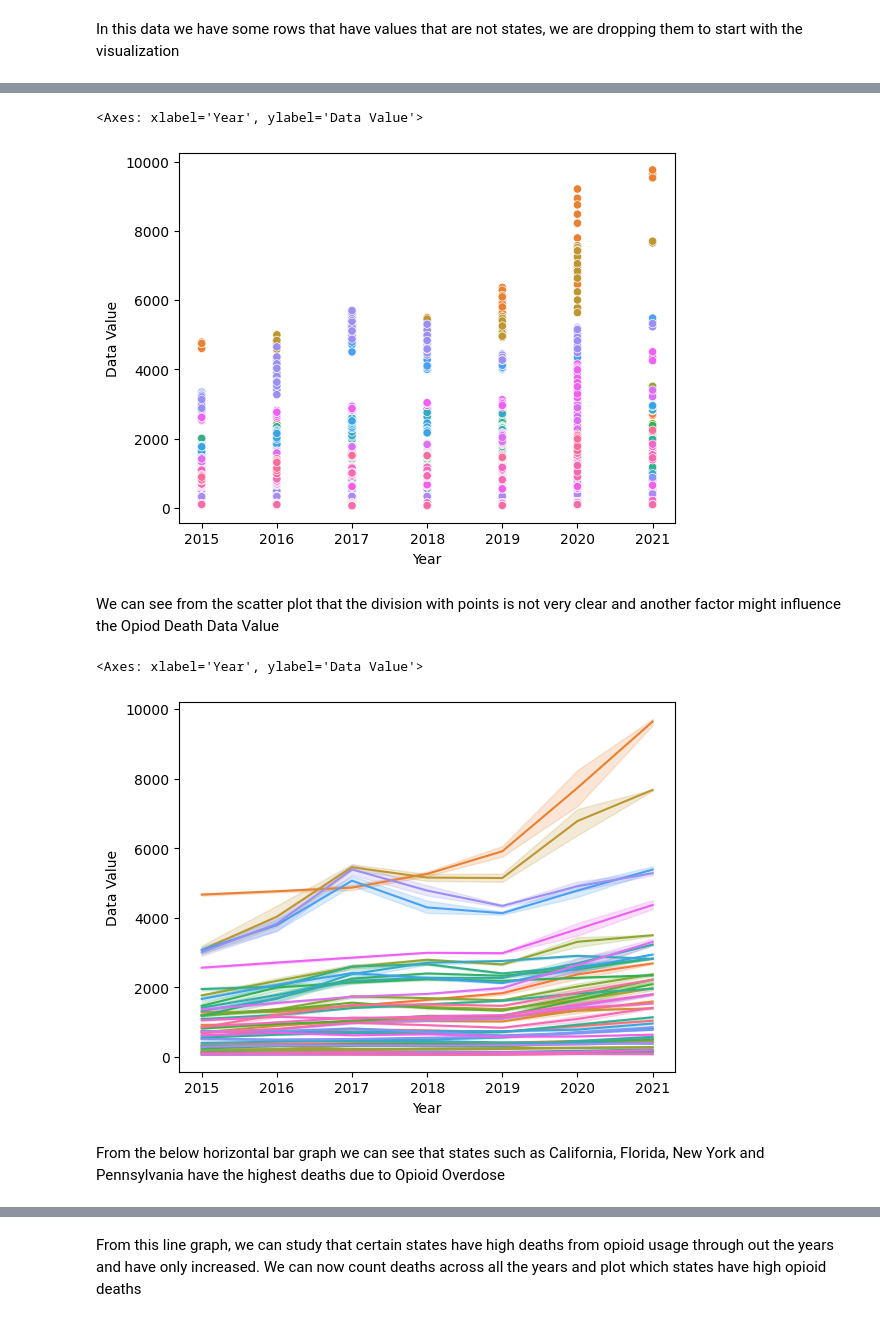
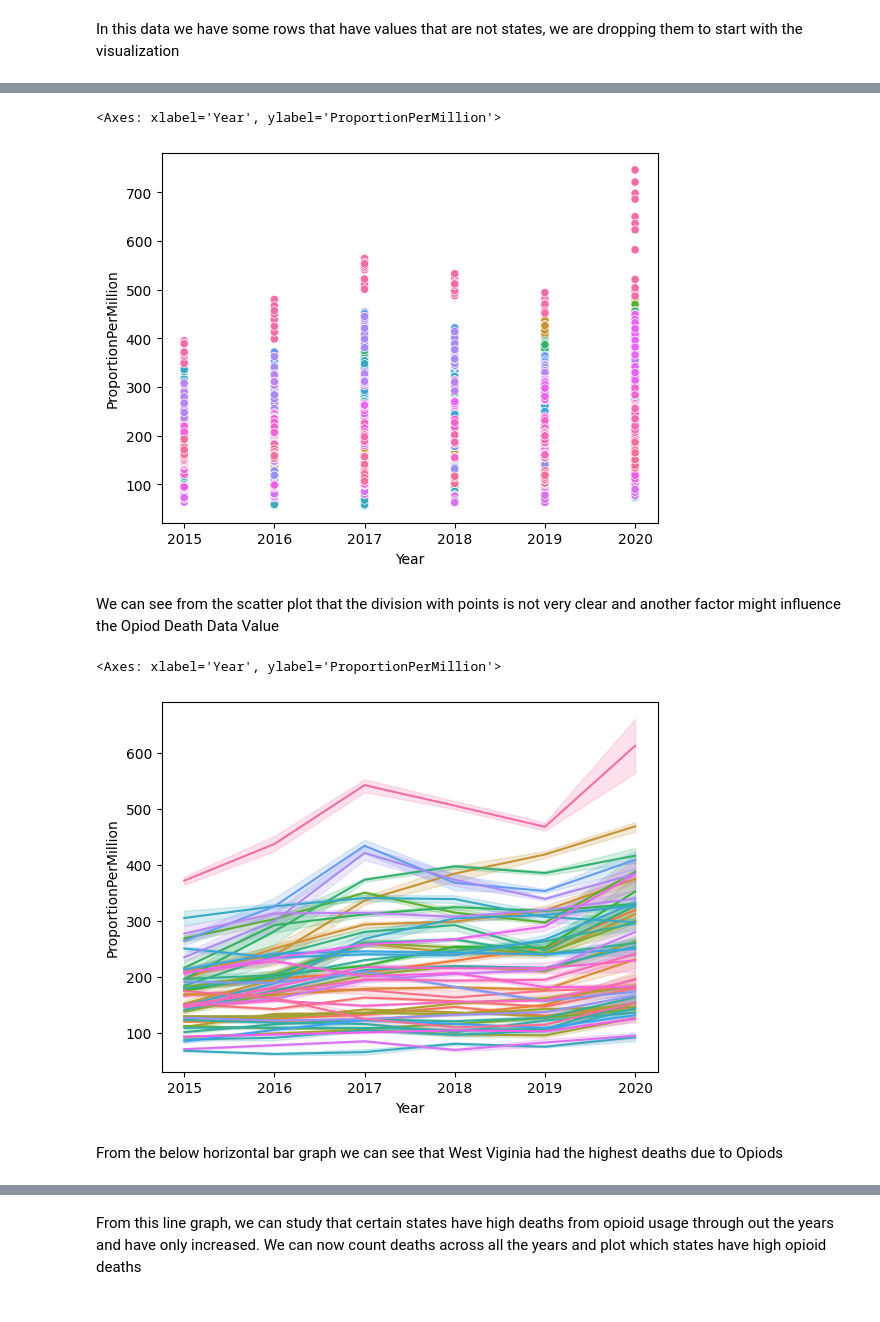
Before and after one commit to saipriya0209/101_5_Assignments, a Jupyter notebook: assignment_notebooks/Week2_Visualization.ipynb, the cells around one changed output, grey strips where cells are left out. Saved outputs shown, nothing was run; the diff lists cells and outputs as text; code cells hidden in the pictures.

Commit message:
graphs updated = with proportion

```diff
--- a/assignment_notebooks/Week2_Visualization.ipynb
+++ b/assignment_notebooks/Week2_Visualization.ipynb
@@ -36,0 +19,17 @@ df
+# %%
+#Opioid Data
+df_path = Path("../data/Clean_Opioids-in-the-us-data.csv")
+df = pd.read_csv(df_path)
+#df
+
+#join this data with the population data
+
+pop_path = Path("../data/Population_Viz.csv")
+pop_df = pd.read_csv(pop_path)
+#pop_df
+
+#inner join it with the main data frame
+
+df = pd.DataFrame(pd.merge(df, pop_df, left_on=['State Name', 'Year'], right_on=['Description', 'Year'], how='inner'))
+df = df[['Date_parsed', 'State', 'Year', 'Month', 'Data Value', 'State Name', 'Population']]
+df
@@ -51,0 +65,5 @@ len(df['State Name'].unique())
+# %%
+#make a proportion of deaths based on population column to use for our graphs
+# but the proportion is would be too low we can make it proportion per million to visualize it better
+df['ProportionPerMillion'] = df.apply(lambda row: round(row['Data Value']/row['Population']*1000000), axis = 1)
+df
@@ -52,17 +89,17 @@ len(df['State Name'].unique())
 # %%
-sns.scatterplot(df, x = "Year", y="Data Value", hue = "State Name", legend= None)
+sns.scatterplot(df, x = "Year", y="ProportionPerMillion", hue = "State Name", legend= None)
 # %% [output]
-<Axes: xlabel='Year', ylabel='Data Value'>
+<Axes: xlabel='Year', ylabel='ProportionPerMillion'>
-[figure, old version]
+[figure, new version]
 # %% [markdown]
 We can see from the scatter plot that the division with points is not very clear and another factor might influence the Opiod Death Data Value
 # %%
-sns.lineplot(df, x = 'Year', y = 'Data Value', hue='State', legend = None)
+sns.lineplot(df, x = 'Year', y = 'ProportionPerMillion', hue='State', legend = None)
 # %% [output]
-<Axes: xlabel='Year', ylabel='Data Value'>
+<Axes: xlabel='Year', ylabel='ProportionPerMillion'>
-[figure, old version]
+[figure, new version]
 # %% [markdown]
-From the below horizontal bar graph we can see that states such as California, Florida, New York and Pennsylvania have the highest deaths due to Opioid Overdose
+From the below horizontal bar graph we can see that West Viginia had the highest deaths due to Opiods
 # %%
 # plot horizontal barplot
 sns.set(rc={'figure.figsize':(16,14)})
```
Also changed, not shown: parts of 8 cells of this notebook, 1 other file.
